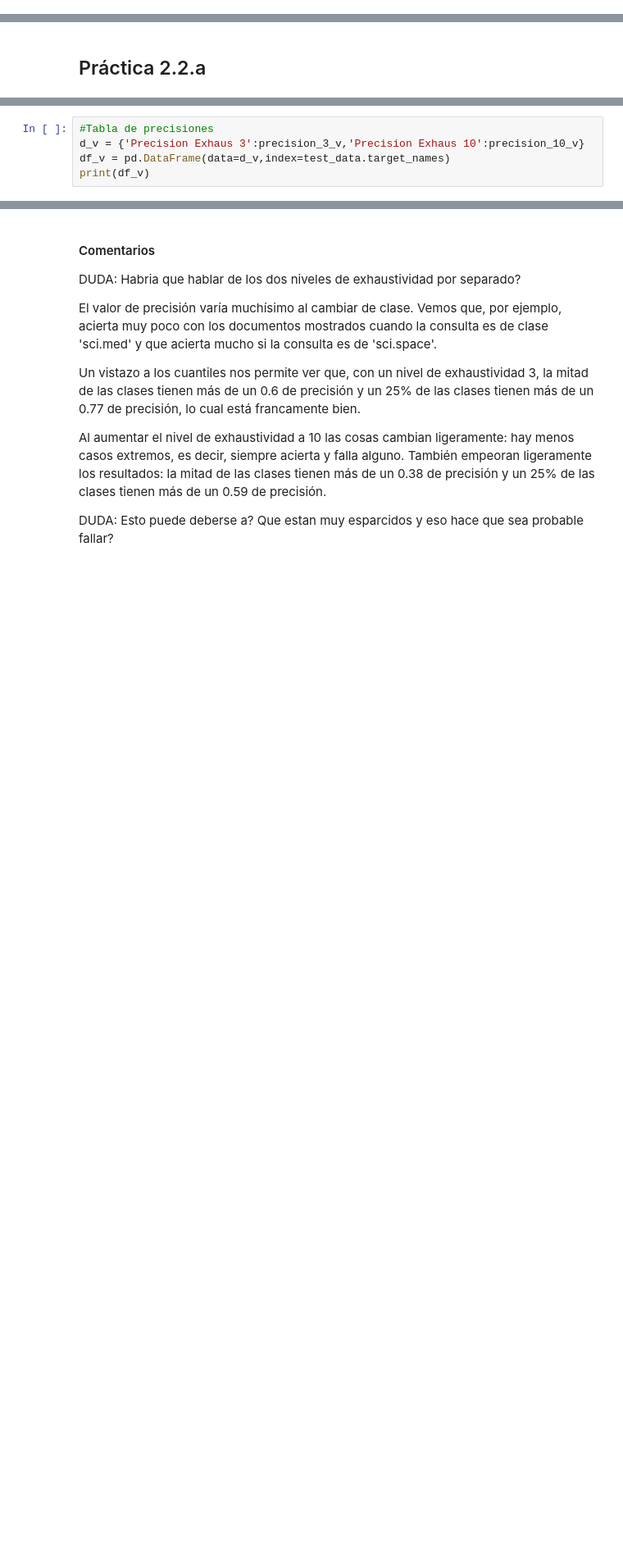
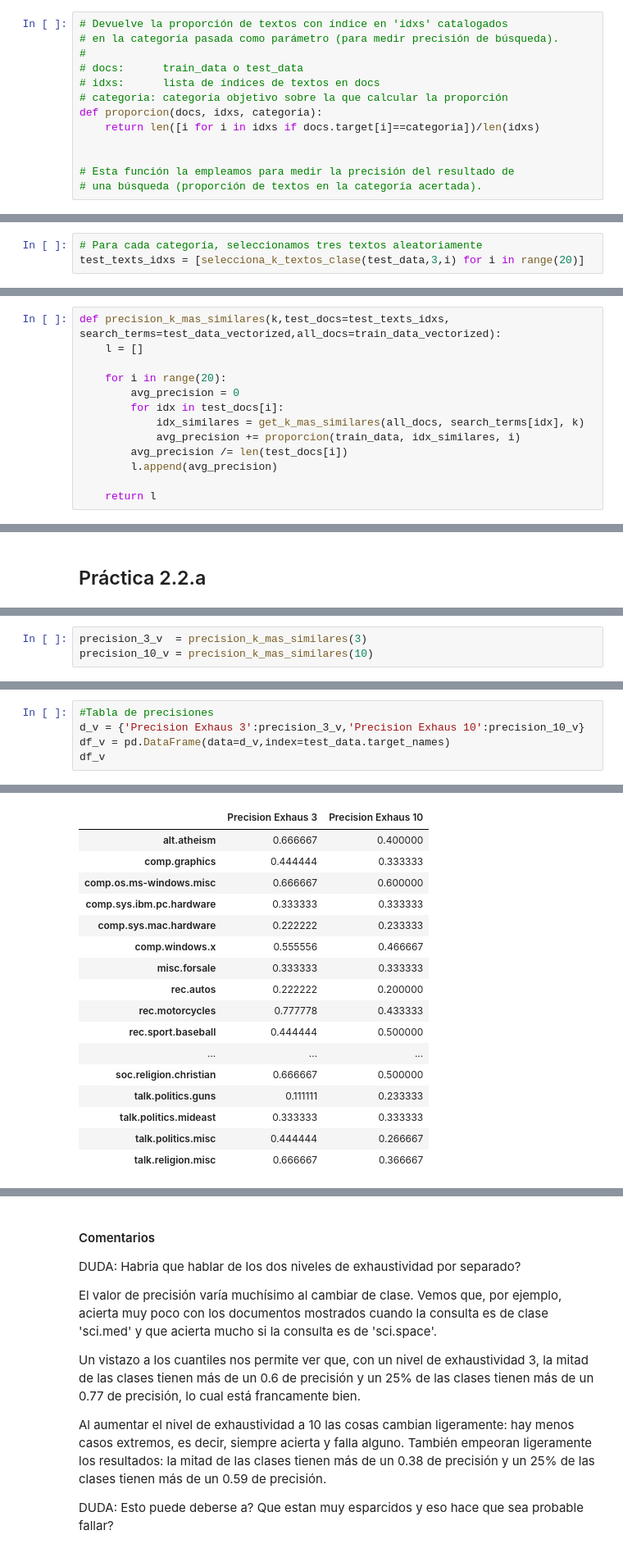
Before and after one commit to frblazquez/IA, a Jupyter notebook: Practice 2.2/Practica2.2.ipynb, the cells around one changed output, grey strips where cells are left out. Shown: that part at 82% size. Saved outputs shown, nothing was run; the diff lists cells and outputs as text; blank space fills up the shorter version.

```diff
--- a/Practice 2.2/Practica2.2.ipynb
+++ b/Practice 2.2/Practica2.2.ipynb
@@ -58,0 +82,13 @@ def get_clase_test(msj,test_data_):
+# %%
+# Devuelve la proporción de textos con índice en 'idxs' catalogados
+# en la categoría pasada como parámetro (para medir precisión de búsqueda).
+#
+# docs:      train_data o test_data
+# idxs:      lista de índices de textos en docs
+# categoria: categoría objetivo sobre la que calcular la proporción
+def proporcion(docs, idxs, categoria):
+    return len([i for i in idxs if docs.target[i]==categoria])/len(idxs)
+
+
+# Esta función la empleamos para medir la precisión del resultado de
+# una búsqueda (proporción de textos en la categoría acertada).
@@ -58,0 +97,3 @@ def get_clase_test(msj,test_data_):
+# %%
+# Para cada categoría, seleccionamos tres textos aleatoriamente
+test_texts_idxs = [selecciona_k_textos_clase(test_data,3,i) for i in range(20)]
@@ -58,0 +102,13 @@ def get_clase_test(msj,test_data_):
+# %%
+def precision_k_mas_similares(k,test_docs=test_texts_idxs, search_terms=test_data_vectorized,all_docs=train_data_vectorized):
+    l = []
+
+    for i in range(20):
+        avg_precision = 0
+        for idx in test_docs[i]:
+            idx_similares = get_k_mas_similares(all_docs, search_terms[idx], k)
+            avg_precision += proporcion(train_data, idx_similares, i)
+        avg_precision /= len(test_docs[i])
+        l.append(avg_precision)
+
+    return l
@@ -154,0 +128,3 @@ show(precision_10_v)
+# %%
+precision_3_v  = precision_k_mas_similares(3)
+precision_10_v = precision_k_mas_similares(10)
@@ -156,5 +140,5 @@ show(precision_10_v)
 #Tabla de precisiones
 d_v = {'Precision Exhaus 3':precision_3_v,'Precision Exhaus 10':precision_10_v}
 df_v = pd.DataFrame(data=d_v,index=test_data.target_names)
-print(df_v)
+df_v
 # %% [output]
@@ -178,2 +145,19 @@ talk.religion.misc                  0.111111             0.066667
+|  | Precision Exhaus 3 | Precision Exhaus 10 |
+| alt.atheism | 0.666667 | 0.400000 |
+| comp.graphics | 0.444444 | 0.333333 |
+| comp.os.ms-windows.misc | 0.666667 | 0.600000 |
+| comp.sys.ibm.pc.hardware | 0.333333 | 0.333333 |
+| comp.sys.mac.hardware | 0.222222 | 0.233333 |
+| comp.windows.x | 0.555556 | 0.466667 |
+| misc.forsale | 0.333333 | 0.333333 |
+| rec.autos | 0.222222 | 0.200000 |
+| rec.motorcycles | 0.777778 | 0.433333 |
+| rec.sport.baseball | 0.444444 | 0.500000 |
+| ... | ... | ... |
+| soc.religion.christian | 0.666667 | 0.500000 |
+| talk.politics.guns | 0.111111 | 0.233333 |
+| talk.politics.mideast | 0.333333 | 0.333333 |
+| talk.politics.misc | 0.444444 | 0.266667 |
+| talk.religion.misc | 0.666667 | 0.366667 |
 # %%
 # Estadísticos principales
```
Also changed, not shown: parts of 39 cells of this notebook.
